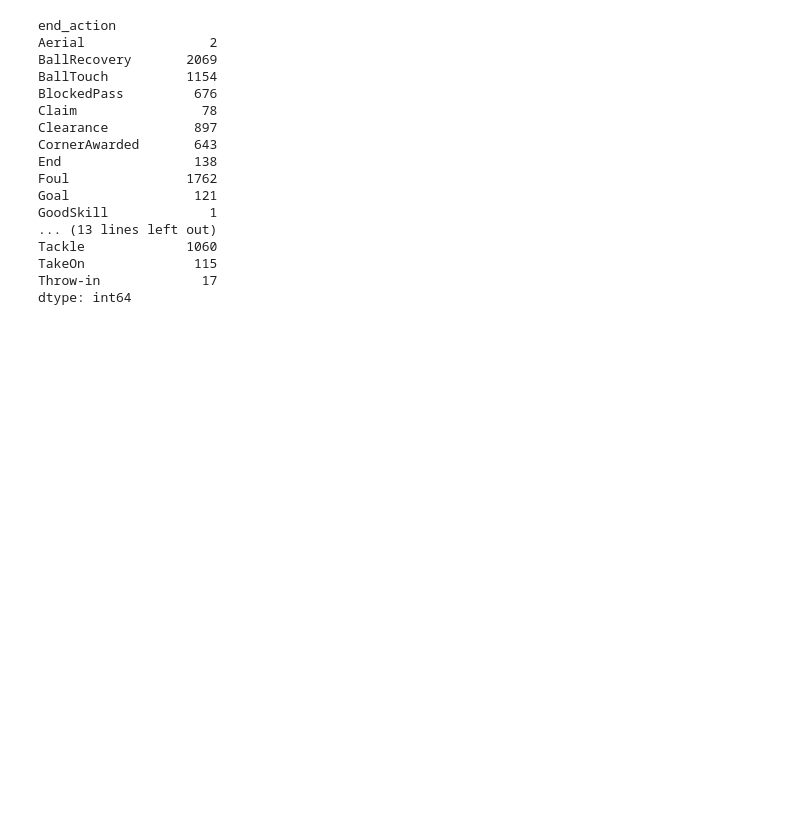
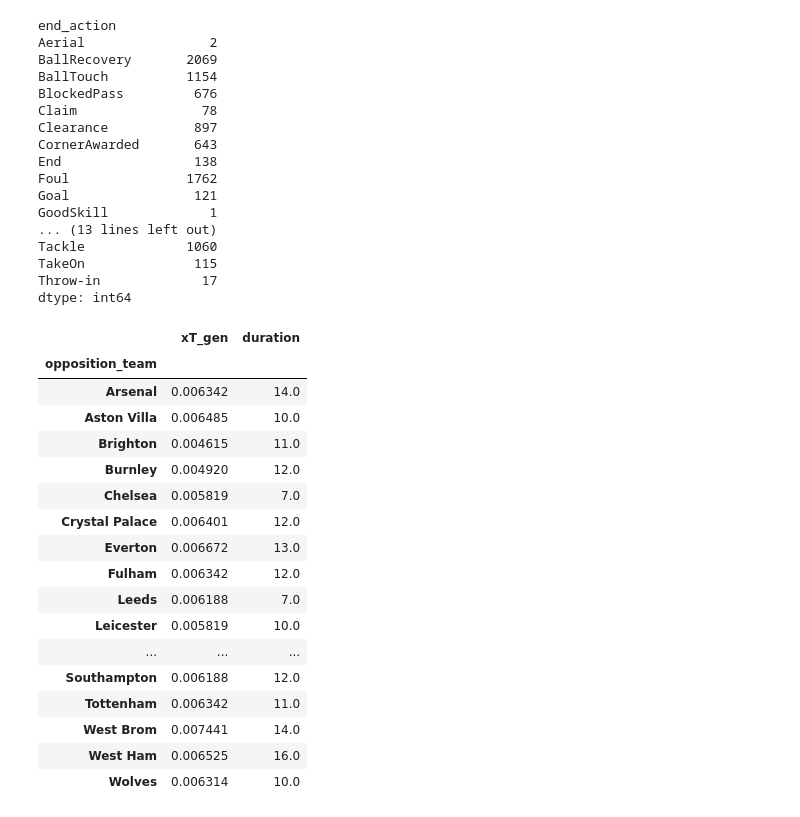
Before and after one commit to Rit-ctrl/UCSAS_2021_Poster, a Jupyter notebook: notebooks/03-Results.ipynb, the cells around one changed output. Cells and saved outputs as stored; diff of their text form; code cells hidden in the pictures; blank space fills up the shorter version.

```diff
--- a/notebooks/03-Results.ipynb
+++ b/notebooks/03-Results.ipynb
@@ -317,3 +318,24 @@ Tackle             1060
 TakeOn              115
 Throw-in             17
 dtype: int64
+# %%
+df_throw.groupby('opposition_team').median()[['xT_gen','duration']]
+# %% [output]
+|  | xT_gen | duration |
+| opposition_team |  |  |
+| Arsenal | 0.006342 | 14.0 |
+| Aston Villa | 0.006485 | 10.0 |
+| Brighton | 0.004615 | 11.0 |
+| Burnley | 0.004920 | 12.0 |
+| Chelsea | 0.005819 | 7.0 |
+| Crystal Palace | 0.006401 | 12.0 |
+| Everton | 0.006672 | 13.0 |
+| Fulham | 0.006342 | 12.0 |
+| Leeds | 0.006188 | 7.0 |
+| Leicester | 0.005819 | 10.0 |
+| ... | ... | ... |
+| Southampton | 0.006188 | 12.0 |
+| Tottenham | 0.006342 | 11.0 |
+| West Brom | 0.007441 | 14.0 |
+| West Ham | 0.006525 | 16.0 |
+| Wolves | 0.006314 | 10.0 |
```
Also changed, not shown: parts of 1 cell of this notebook, 18 other files.
